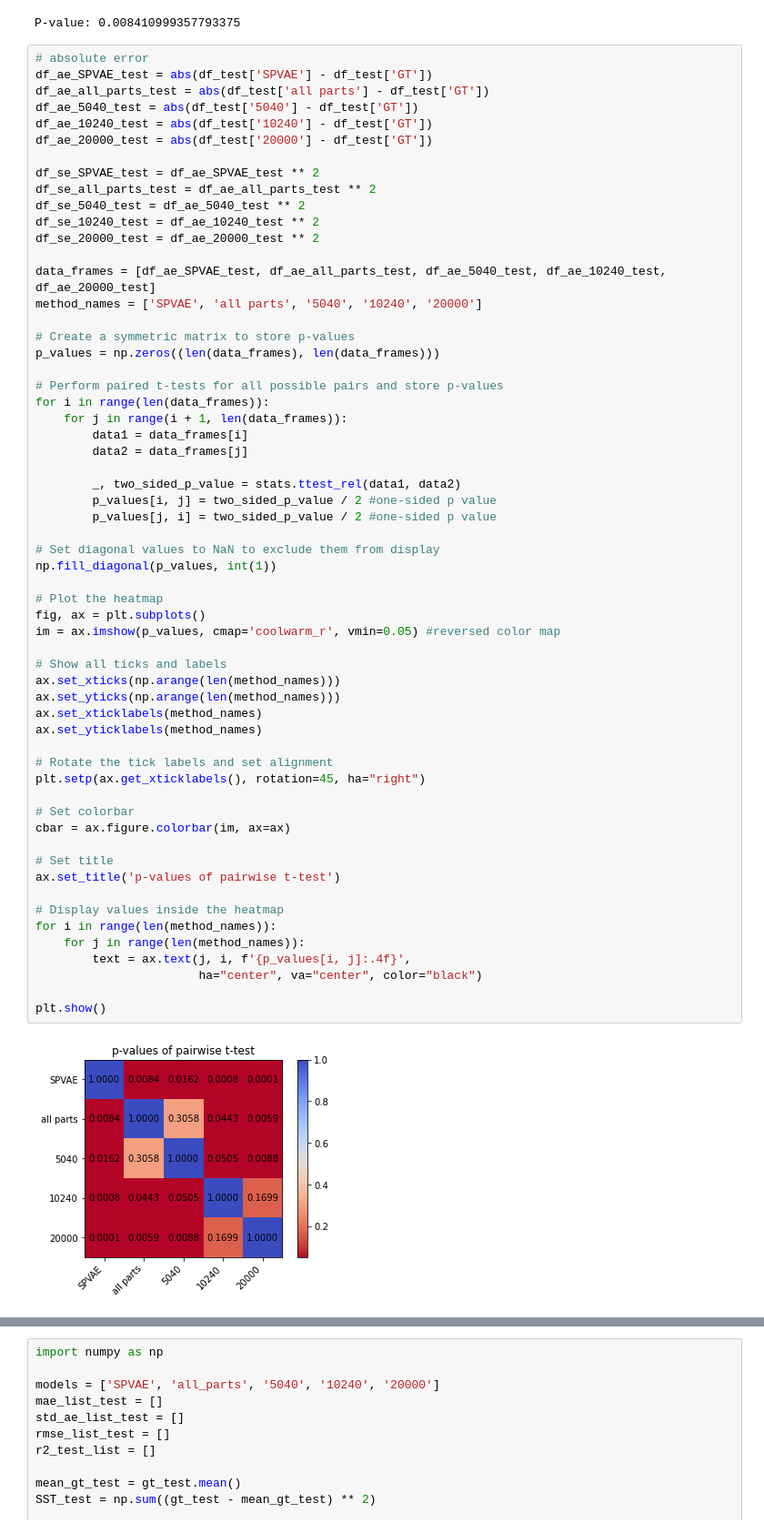
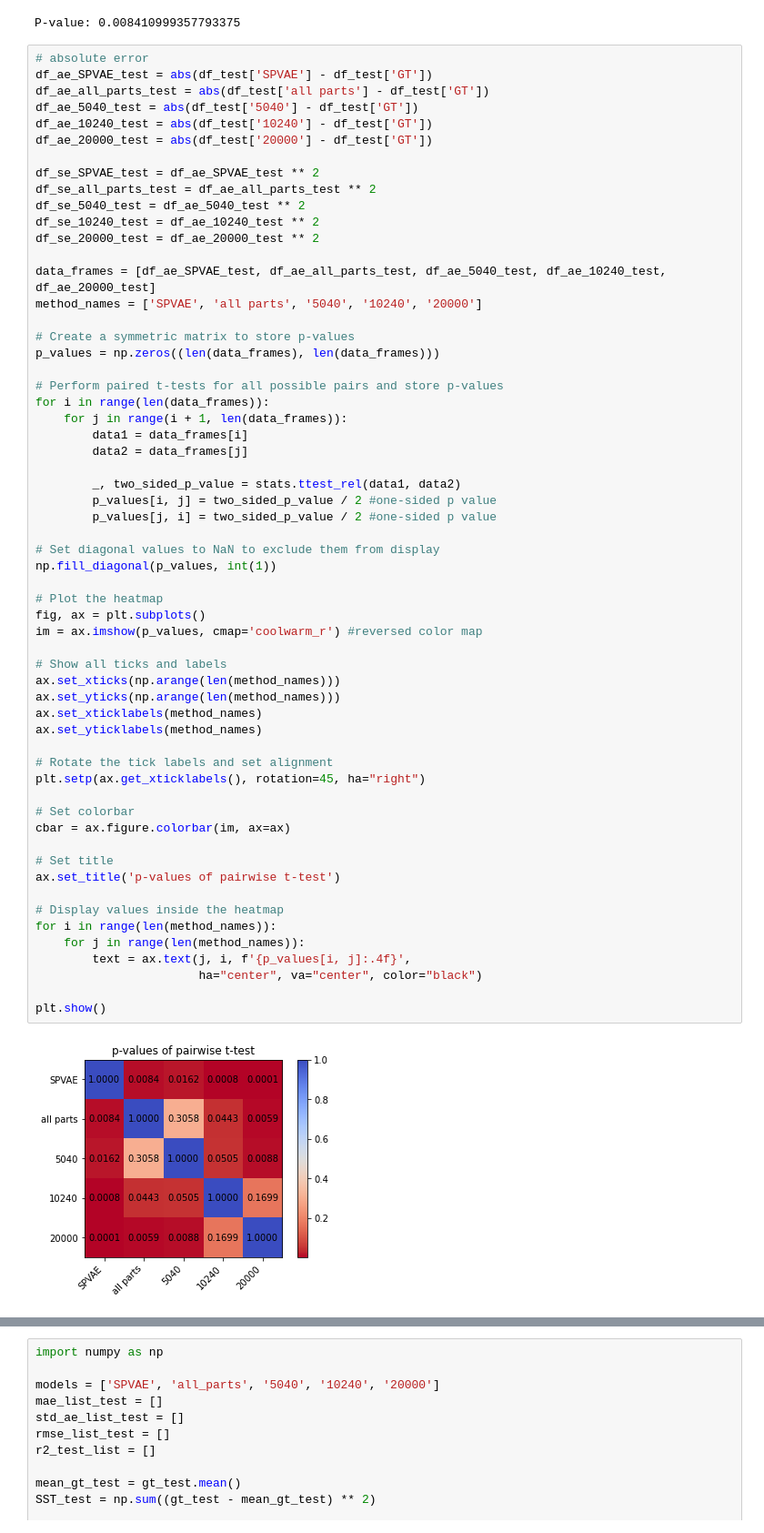
Before and after one commit to Xingang-Li/structure_aware_design_evaluation, a Jupyter notebook: plane/plane_autosklearn_drag.ipynb, the cells around one changed output, grey strips where cells are left out. Shown at 91% size. Drawn from its saved outputs; the diff is of its cells as text.

```diff
--- a/plane/plane_autosklearn_drag.ipynb
+++ b/plane/plane_autosklearn_drag.ipynb
@@ -88,32 +88,32 @@ for i in range(len(data_frames)):
 
 # Set diagonal values to NaN to exclude them from display
 np.fill_diagonal(p_values, int(1))
 
 # Plot the heatmap
 fig, ax = plt.subplots()
-im = ax.imshow(p_values, cmap='coolwarm_r', vmin=0.05) #reversed color map
+im = ax.imshow(p_values, cmap='coolwarm_r') #reversed color map
 
 # Show all ticks and labels
 ax.set_xticks(np.arange(len(method_names)))
 ax.set_yticks(np.arange(len(method_names)))
 ax.set_xticklabels(method_names)
 ax.set_yticklabels(method_names)
 
 # Rotate the tick labels and set alignment
 plt.setp(ax.get_xticklabels(), rotation=45, ha="right")
 
 # Set colorbar
 cbar = ax.figure.colorbar(im, ax=ax)
 
 # Set title
 ax.set_title('p-values of pairwise t-test')
 
 # Display values inside the heatmap
 for i in range(len(method_names)):
     for j in range(len(method_names)):
         text = ax.text(j, i, f'{p_values[i, j]:.4f}',
                        ha="center", va="center", color="black")
 
 plt.show()
 # %% [output]
-[figure, old version]
+[figure, new version]
```
Also changed, not shown: parts of 2 cells of this notebook, 6 other files.
